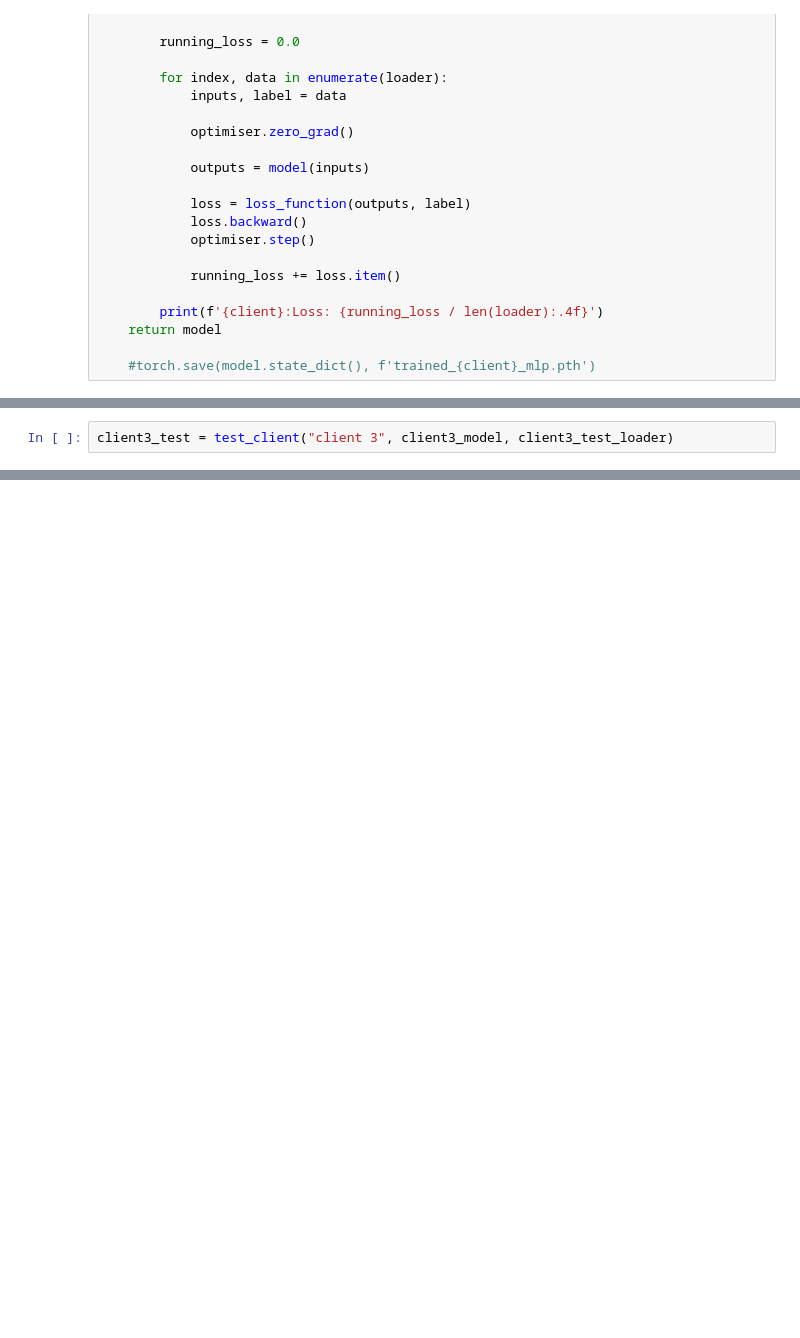
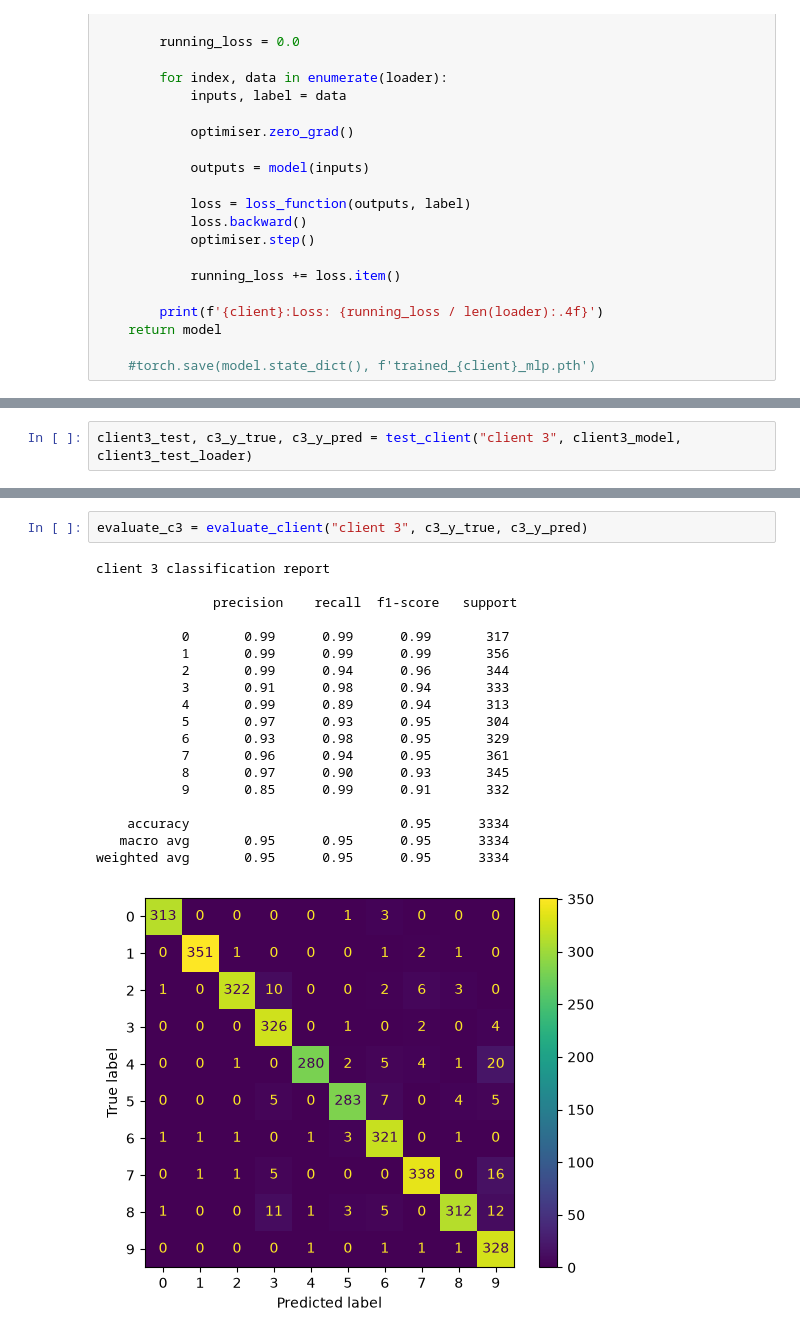
Before and after one commit to RkP17/federated_learning_playground, a Jupyter notebook: 02_federated_learning/federated_learning_basics.ipynb, the cells around one changed output, grey strips where cells are left out. Drawn from its saved outputs; the diff is of its cells as text; blank space fills up the shorter version.

```diff
--- a/02_federated_learning/federated_learning_basics.ipynb
+++ b/02_federated_learning/federated_learning_basics.ipynb
@@ -353,2 +445,2 @@ client2_test = test_client("client 2", client2_model, client2_test_loader)
 # %%
-client3_test = test_client("client 3", client3_model, client3_test_loader)
+client3_test, c3_y_true, c3_y_pred = test_client("client 3", client3_model, client3_test_loader)
@@ -354,0 +450,22 @@ client3_test = test_client("client 3", client3_model, client3_test_loader)
+# %%
+evaluate_c3 = evaluate_client("client 3", c3_y_true, c3_y_pred)
+# %% [output]
+client 3 classification report
+
+               precision    recall  f1-score   support
+
+           0       0.99      0.99      0.99       317
+           1       0.99      0.99      0.99       356
+           2       0.99      0.94      0.96       344
+           3       0.91      0.98      0.94       333
+           4       0.99      0.89      0.94       313
+           5       0.97      0.93      0.95       304
+           6       0.93      0.98      0.95       329
+           7       0.96      0.94      0.95       361
+           8       0.97      0.90      0.93       345
+           9       0.85      0.99      0.91       332
+
+    accuracy                           0.95      3334
+   macro avg       0.95      0.95      0.95      3334
+weighted avg       0.95      0.95      0.95      3334
+[figure, added]
```
Also changed, not shown: parts of 16 cells of this notebook, 1 other file.
